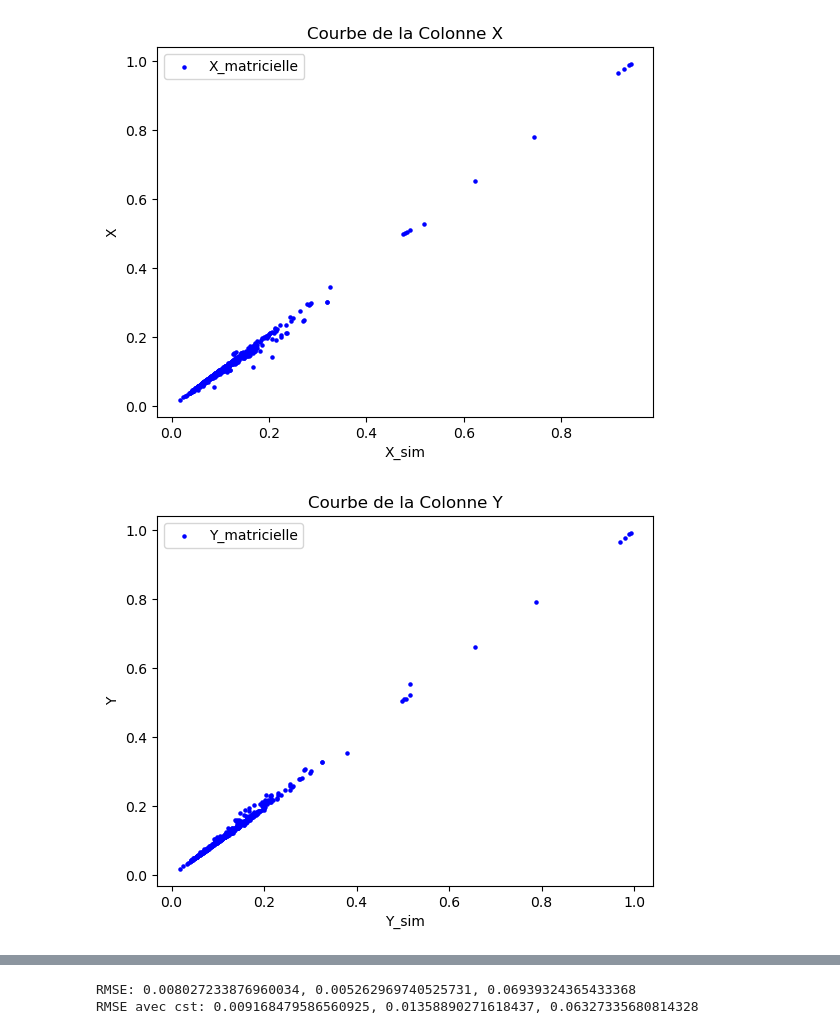
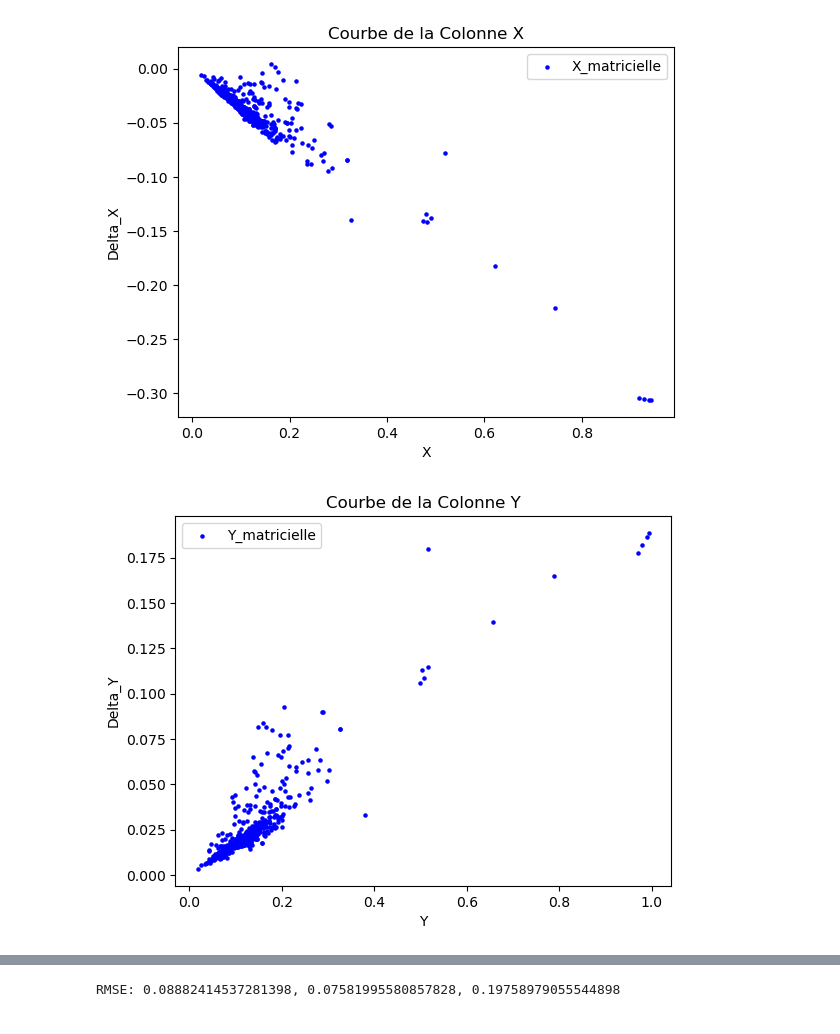
Before and after one commit to manchun-lei/PIR09_2024, a Jupyter notebook: python/produit_matricielle.ipynb, the cells around one changed output, grey strips where cells are left out. Drawn from its saved outputs; the diff is of its cells as text; code cells hidden in the pictures.

Commit message:
calcule Lab

```diff
--- a/python/produit_matricielle.ipynb
+++ b/python/produit_matricielle.ipynb
@@ -14,15 +19,8 @@ with open('rho_ECOSTRESS_S2A.csv', mode='r') as file:
 #print(A)
 # %%
 # Rajout des csts
-
-
-#A_ = A * [1.55677912,0.82798955,0.46914547]
-
-A_ = A * [1.24042876,0.86975393,0.8694461 ]
-
-#A_ = A * [1.20939049, 0.78073247, 0.90926229]
-
-
-T_8 = np.array([[0.371, 0.362,0.268 ],[0.174,0.587, 0.240],[-0.043,-0.427, 1.463]])
+T_9 = matrix_s2l2ab4b3b2_to_xyzd65_sovdat2019_eq9
+T_8_new = matrix_s2l2ab4b3b2_to_xyzd65_sovdat2019_eq8_new
+T_8 = matrix_s2l2ab4b3b2_to_xyzd65_sovdat2019_eq8
 # %%
 B = A @ T_8.T
@@ -40,21 +37,17 @@ with open('xyz_ECOSTRESS.csv', mode='r') as file:
     # Ignorer la première colonne (en-tête)
     XYZ = np.array([[float(value) for value in row[1:]]  for row in csv_reader])
 
+np.save('XYZ.npy', XYZ)
+
+# Extraire les trois colonnes sans cst
+X_sim = B[:, 0]  # Première colonne
+Y_sim = B[:, 1]  # Deuxième colonne
+Z_sim = B[:, 2]  # Troisième colonne
 
 
-# Extraire les trois colonnes sans cst
-X = B[:, 0]  # Première colonne
-Y = B[:, 1]  # Deuxième colonne
-Z = B[:, 2]  # Troisième colonne
-
-# Extraire les trois colonnes avec les cst
-X_ = B_[:, 0]  # Première colonne
-Y_ = B_[:, 1]  # Deuxième colonne
-Z_ = B_[:, 2]  # Troisième colonne
-
-X_sim = XYZ[:,0]
-Y_sim = XYZ[:,1]
-Z_sim = XYZ[:,2]
+X = XYZ[:,0]
+Y = XYZ[:,1]
+Z = XYZ[:,2]
 
 x = np.linspace(0, 10, len(B))
 
@@ -69,41 +62,41 @@ Z_coefficients_sim = np.polyfit(x, Z_sim, 1)  # Degré 1 pour une droite
 Z_fit_sim = np.polyval(Z_coefficients_sim, x)
 
 
 # Fenêtre pour la première colonne
 plt.figure(1)  # Créer une nouvelle figure (fenêtre)
 #plt.plot(x, X_fit_sim, label='régression linéaire X_simulé', color='red')
-plt.scatter(X_sim, X, label="X_matricielle", color='blue', s=5)
+plt.scatter(X, X_sim-X, label="X_matricielle", color='blue', s=5)
 #plt.scatter(X_sim, label="X_simulé", color='red', s=5)
-plt.xlabel('X_sim')
-plt.ylabel('X')
+plt.xlabel('X')
+plt.ylabel('Delta_X')
 plt.title('Courbe de la Colonne X')
 plt.legend()
 
 
 # Fenêtre pour la deuxième colonne
 plt.figure(2)  # Créer une nouvelle figure (fenêtre)
-plt.scatter(Y_sim, Y, label="Y_matricielle", color='blue', s=5)
-plt.xlabel('Y_sim')
-plt.ylabel('Y')
+plt.scatter(Y, Y_sim-Y, label="Y_matricielle", color='blue', s=5)
+plt.xlabel('Y')
+plt.ylabel('Delta_Y')
 plt.title('Courbe de la Colonne Y')
 plt.legend()
 
 # Fenêtre pour la troisième colonne
 
 plt.figure(3)  # Créer une nouvelle figure (fenêtre)
-plt.scatter(Z_sim, Z, label="X_matricielle", color='blue', s=5)
-plt.xlabel('Z_sim')
-plt.ylabel('Z')
+plt.scatter(Z, Z_sim-Z, label="X_matricielle", color='blue', s=5)
+plt.xlabel('Z')
+plt.ylabel('Delta_Z')
 plt.title('Courbe de la Colonne Z')
 plt.legend()
 
 
 
 
 
 
 # Afficher le graphique
 plt.show()
 # %% [output]
-[figure, old version]
+[figure, new version]
-[figure, old version]
+[figure, new version]
@@ -114,24 +107,17 @@ mse_X = np.mean((X_sim- X)**2)
 mse_Y = np.mean((Y_sim- Y)**2)
 mse_Z = np.mean((Z_sim- Z)**2)
 
-# Calcul de l'erreur quadratique moyenne (MSE) avec cst
-mse_X_ = np.mean((X_sim- X_)**2)
-mse_Y_ = np.mean((Y_sim- Y_)**2)
-mse_Z_ = np.mean((Z_sim- Z_)**2)
+
 
 # Racine carrée de l'erreur quadratique moyenne (RMSE)
 rmse_X = np.sqrt(mse_X)
 rmse_Y = np.sqrt(mse_Y)
 rmse_Z = np.sqrt(mse_Z)
-rmse_X_ = np.sqrt(mse_X_)
-rmse_Y_ = np.sqrt(mse_Y_)
-rmse_Z_ = np.sqrt(mse_Z_)
+
 
 print(f"RMSE: {rmse_X}, {rmse_Y}, {rmse_Z}")
-print(f"RMSE avec cst: {rmse_X_}, {rmse_Y_}, {rmse_Z_}")
 # %% [output]
-RMSE: 0.008027233876960034, 0.005262969740525731, 0.06939324365433368
-RMSE avec cst: 0.009168479586560925, 0.01358890271618437, 0.06327335680814328
+RMSE: 0.08882414537281398, 0.07581995580857828, 0.19758979055544898
 # %%
 from sklearn.metrics import r2_score
 r_squared_X = r2_score(X_sim, X)
```
Also changed, not shown: parts of 4 cells of this notebook, 10 other files.
